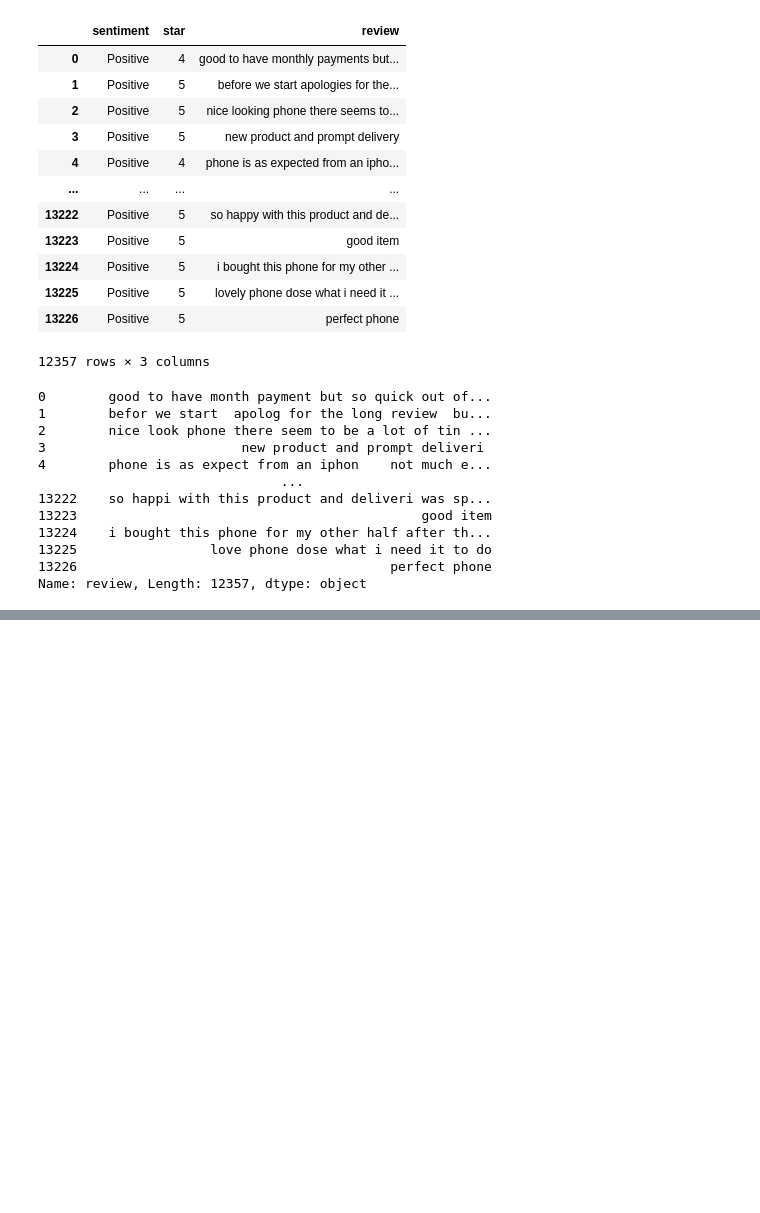
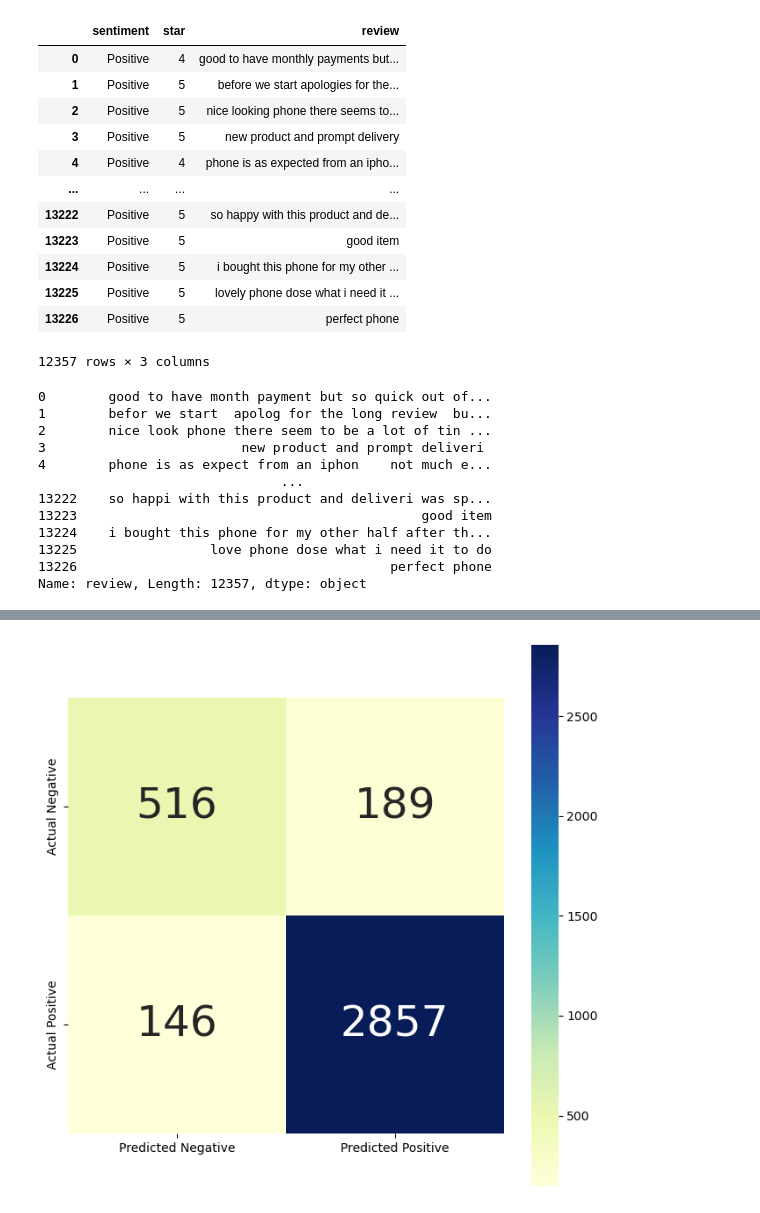
Before and after one commit to hasanenesguray/IDSA-DSBootcamp, a Jupyter notebook: Projects/Istanbul Data Science Academy - 4. Project/Amazon Comments - NLP.ipynb, the cells around one changed output, grey strips where cells are left out. Drawn from its saved outputs; the diff is of its cells as text; code cells hidden in the pictures; blank space fills up the shorter version.

```diff
--- a/Projects/Istanbul Data Science Academy - 4. Project/Amazon Comments - NLP.ipynb
+++ b/Projects/Istanbul Data Science Academy - 4. Project/Amazon Comments - NLP.ipynb
@@ -173,0 +276,12 @@ X_train, X_test, y_train, y_test = train_test_split(X, y, test_size=0.3, random_
+# %%
+# Training our models with the MultinomialNB algorithm
+from sklearn.naive_bayes import MultinomialNB
+
+mnb1 = MultinomialNB()
+mnb1.fit(X_train_cv1, y_train)
+
+mnb2 = MultinomialNB()
+mnb2.fit(X_train_cv2, y_train)
+
+y_pred_cv1_mnb = mnb1.predict(X_test_cv1)
+y_pred_cv2_mnb = mnb2.predict(X_test_cv2)
@@ -173,0 +300,5 @@ X_train, X_test, y_train, y_test = train_test_split(X, y, test_size=0.3, random_
+# %%
+# MultinomialNB & Word
+cm3 = conf_matrix(y_test, y_pred_cv1_mnb)
+# %% [output]
+[figure, added]
```
Also changed, not shown: parts of 16 cells of this notebook, 3 other files.
